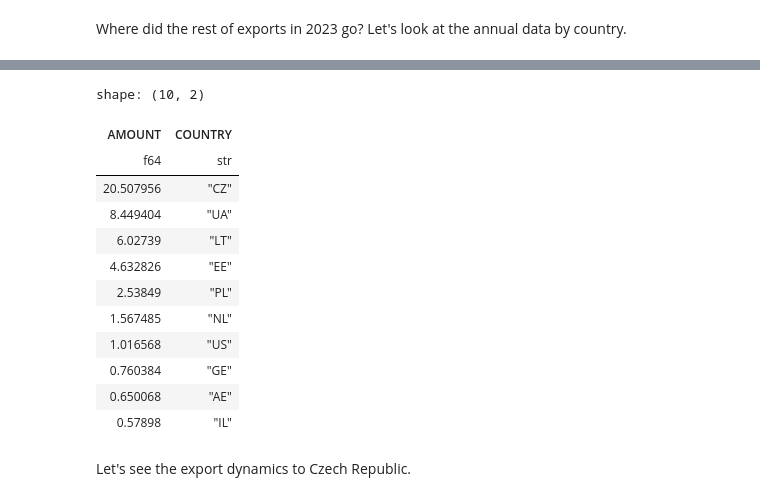
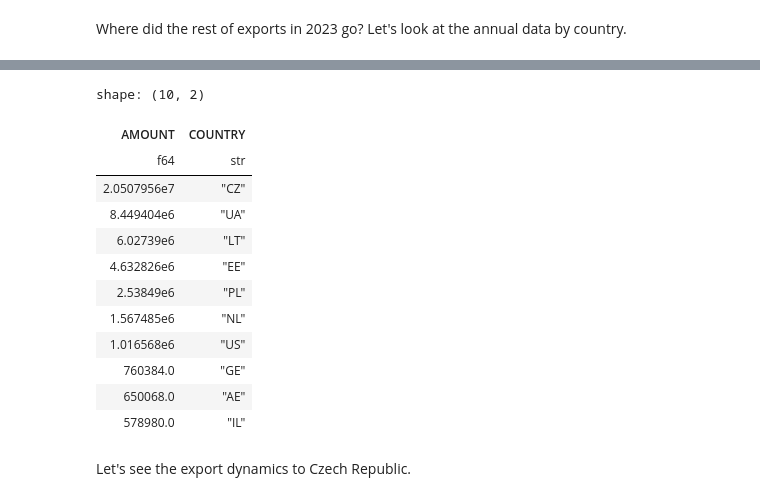
Before and after one commit to vf42/graph-of-the-week, a Jupyter notebook: 2024-04-05/drone-exports.ipynb, the cells around one changed output, grey strips where cells are left out. Saved outputs shown, nothing was run; the diff lists cells and outputs as text; code cells hidden in the pictures.

```diff
--- a/2024-04-05/drone-exports.ipynb
+++ b/2024-04-05/drone-exports.ipynb
@@ -279,27 +279,26 @@ export_data_json
 # %%
 country_export = data_to_df(
     export_data_json
 ).select(
     (pl.col('ATD040') / 1000000).alias('AMOUNT'),
-    pl.col('COUNTRY')
 ).filter(
     pl.col('COUNTRY') != 'TOTAL'
 )
 country_export.sort(pl.col('AMOUNT'), descending=True).head(10)
 # %% [output]
 shape: (10, 2)
 | AMOUNT | COUNTRY |
 | f64 | str |
-| 20.507956 | "CZ" |
-| 8.449404 | "UA" |
-| 6.02739 | "LT" |
-| 4.632826 | "EE" |
-| 2.53849 | "PL" |
-| 1.567485 | "NL" |
-| 1.016568 | "US" |
-| 0.760384 | "GE" |
-| 0.650068 | "AE" |
-| 0.57898 | "IL" |
+| 2.0507956e7 | "CZ" |
+| 8.449404e6 | "UA" |
+| 6.02739e6 | "LT" |
+| 4.632826e6 | "EE" |
+| 2.53849e6 | "PL" |
+| 1.567485e6 | "NL" |
+| 1.016568e6 | "US" |
+| 760384.0 | "GE" |
+| 650068.0 | "AE" |
+| 578980.0 | "IL" |
 # %% [markdown]
 Let's see the export dynamics to Czech Republic.
 # %%
```
Also changed, not shown: parts of 2 cells of this notebook, 3 other files.
